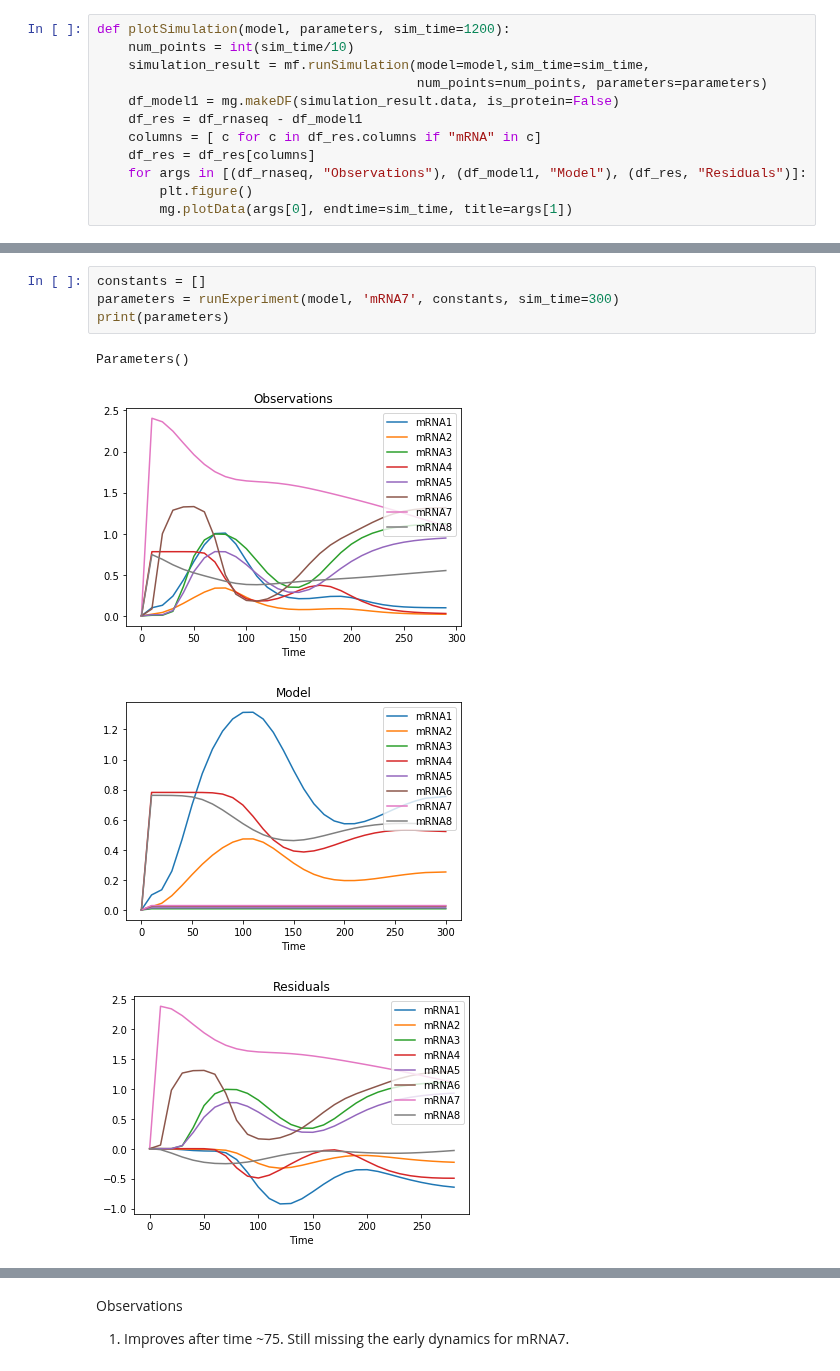
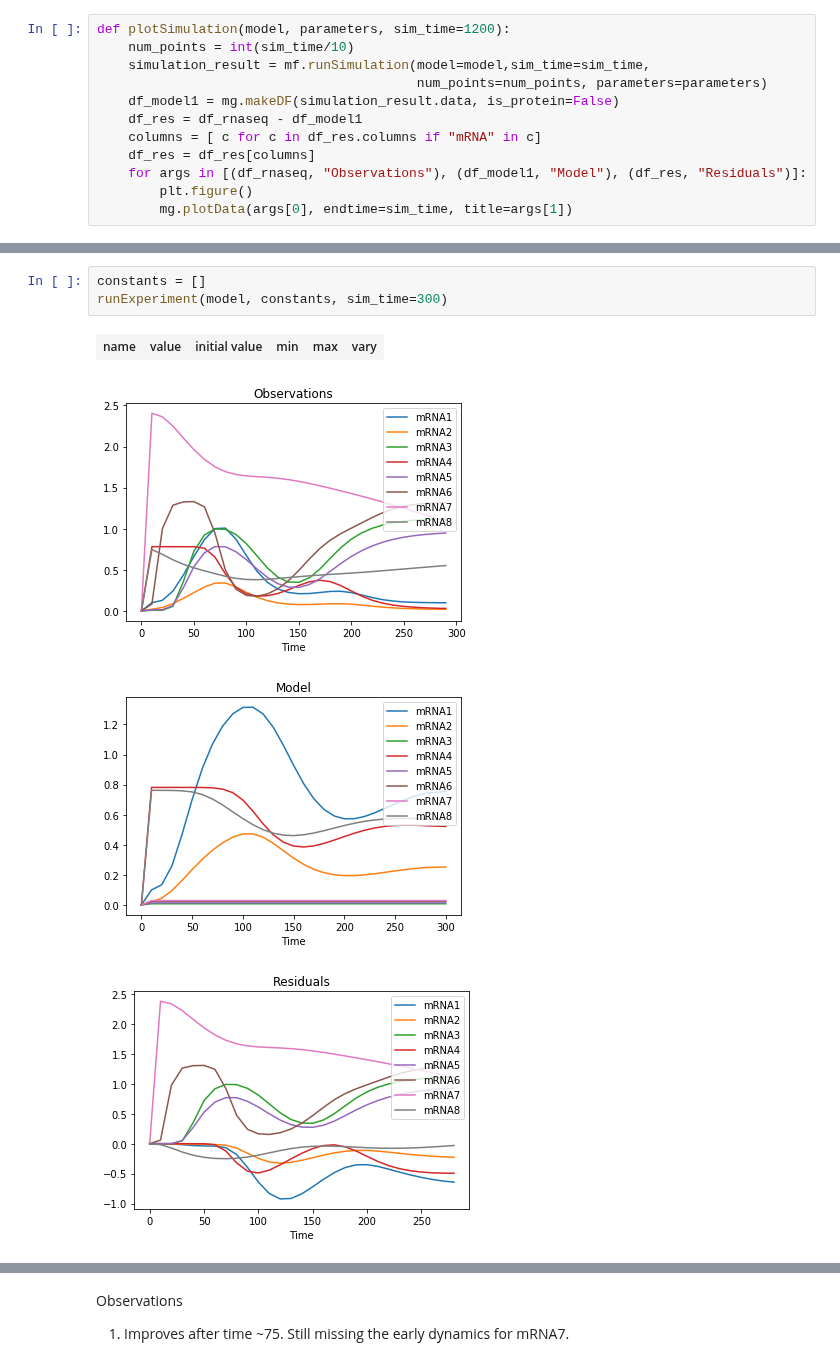
Before and after one commit to ModelEngineering/advancing-biomedical-models, a Jupyter notebook: lectures/lecture_16/lecture_16_practical_techniques_for_discovering_models.ipynb, the cells around one changed output, grey strips where cells are left out. Cells and saved outputs as stored; diff of their text form.

```diff
--- a/lectures/lecture_16/lecture_16_practical_techniques_for_discovering_models.ipynb
+++ b/lectures/lecture_16/lecture_16_practical_techniques_for_discovering_models.ipynb
@@ -431,10 +431,9 @@ def runExperiment(model, species, constants, sim_time):
     return parameters
 # %%
 constants = []
-parameters = runExperiment(model, 'mRNA7', constants, sim_time=300)
-print(parameters)
+runExperiment(model, constants, sim_time=300)
 # %% [output]
-Parameters()
+| name | value | initial value | min | max | vary |
 [figure]
 [figure]
 [figure]
```
Also changed, not shown: parts of 5 cells of this notebook.
